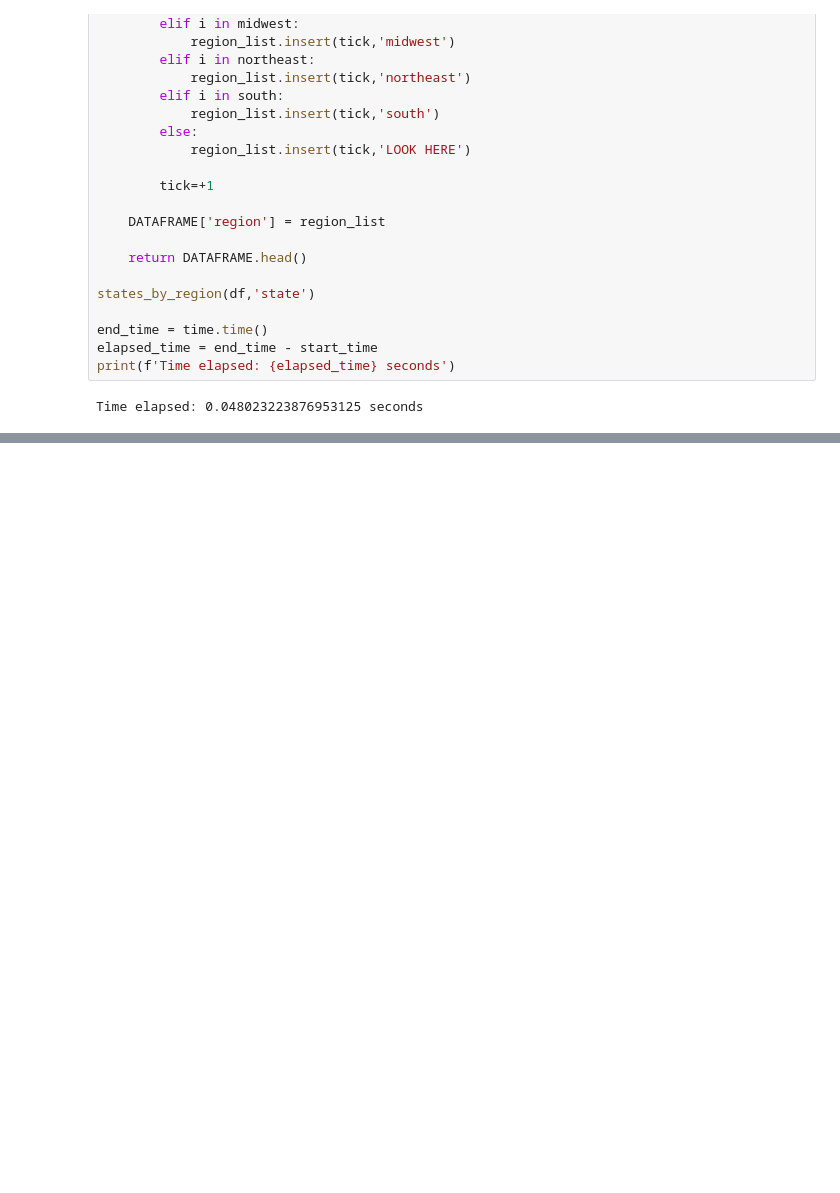
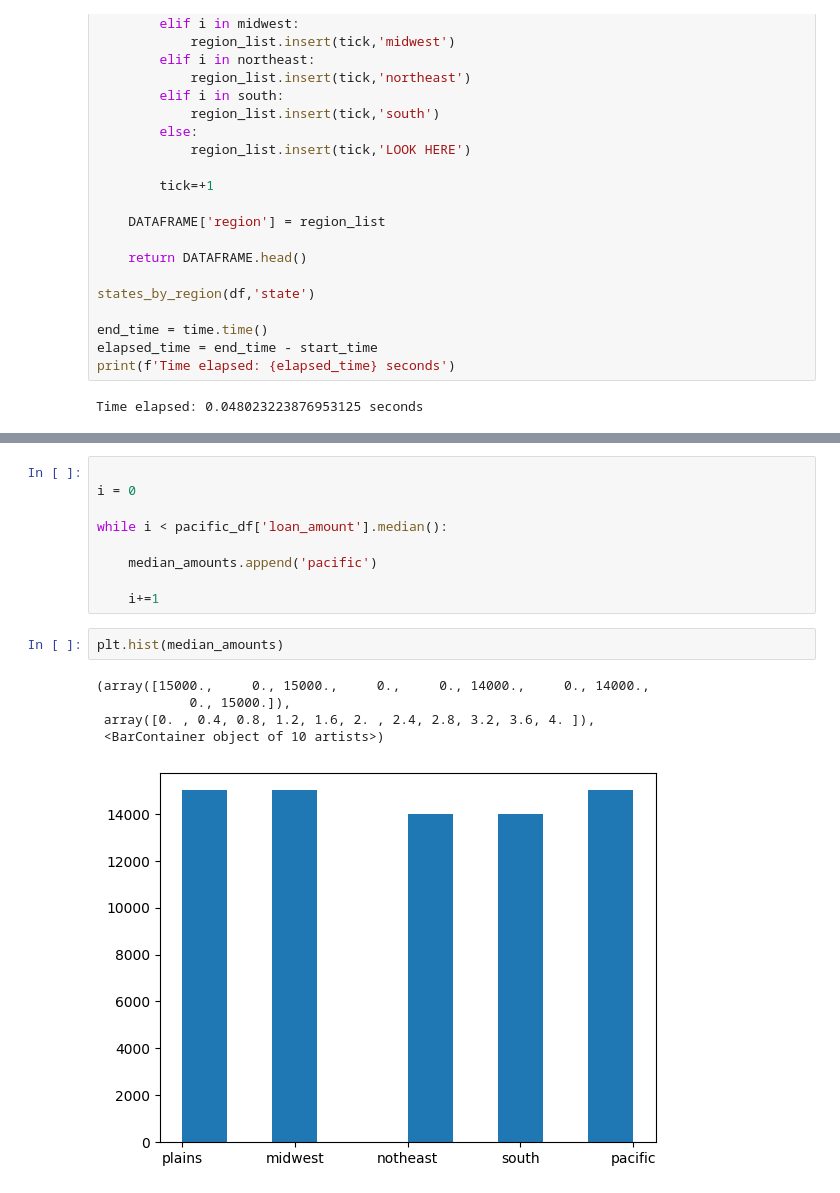
Before and after one commit to Liam-RA/CSCI_1070_Liam-RA, a Jupyter notebook: Week_06/Week_06_testing.ipynb, the cells around one changed output, grey strips where cells are left out. Drawn from its saved outputs; the diff is of its cells as text; blank space fills up the shorter version.

```diff
--- a/Week_06/Week_06_testing.ipynb
+++ b/Week_06/Week_06_testing.ipynb
@@ -683,0 +710,17 @@ Time elapsed: 0.008976221084594727 seconds
+# %%
+
+i = 0
+
+while i < pacific_df['loan_amount'].median():
+
+    median_amounts.append('pacific')
+
+    i+=1
+# %%
+plt.hist(median_amounts)
+# %% [output]
+(array([15000.,     0., 15000.,     0.,     0., 14000.,     0., 14000.,
+            0., 15000.]),
+ array([0. , 0.4, 0.8, 1.2, 1.6, 2. , 2.4, 2.8, 3.2, 3.6, 4. ]),
+ <BarContainer object of 10 artists>)
+[figure, added]
```
Also changed, not shown: parts of 2 cells of this notebook, 6 other files.
